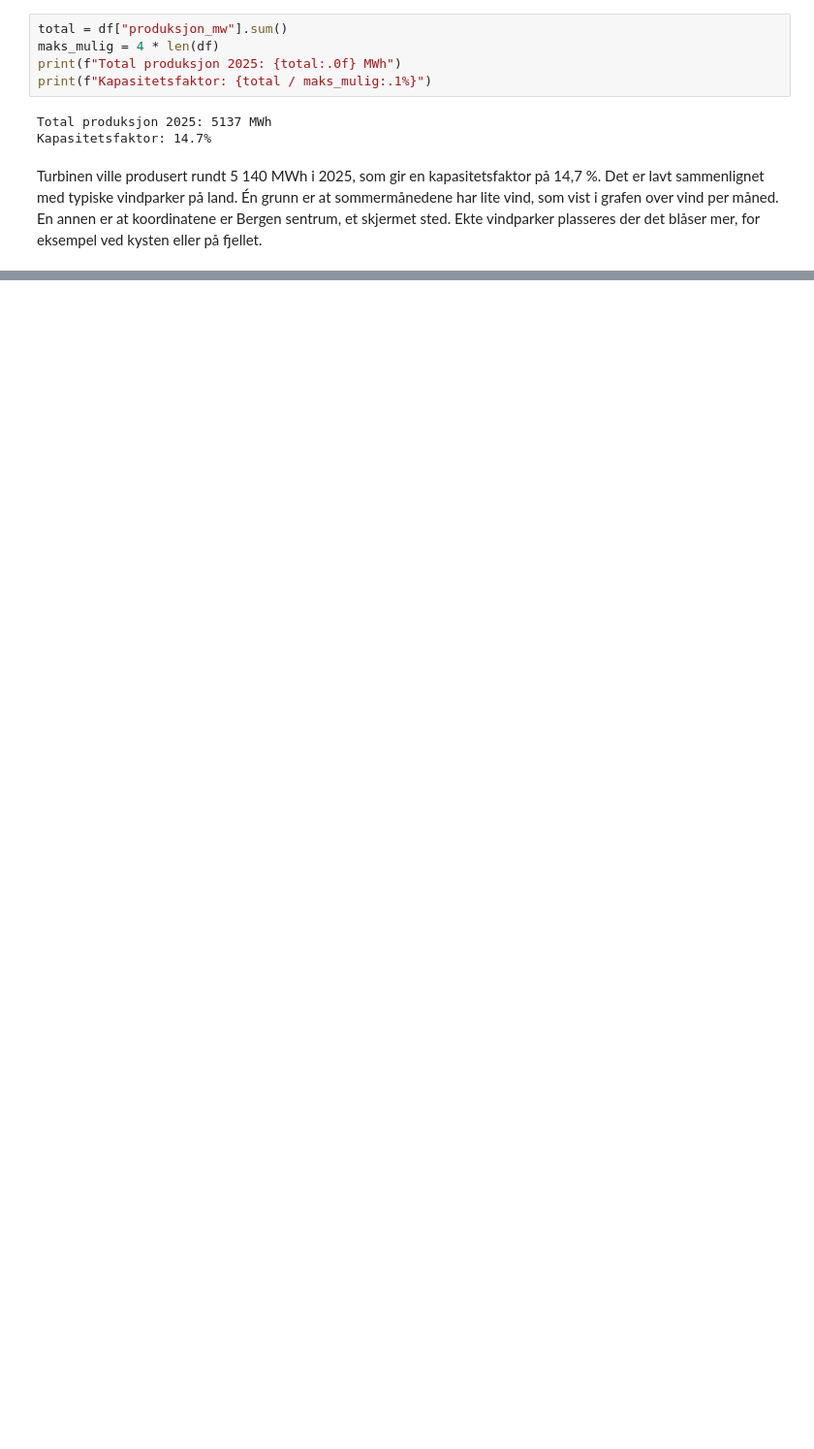
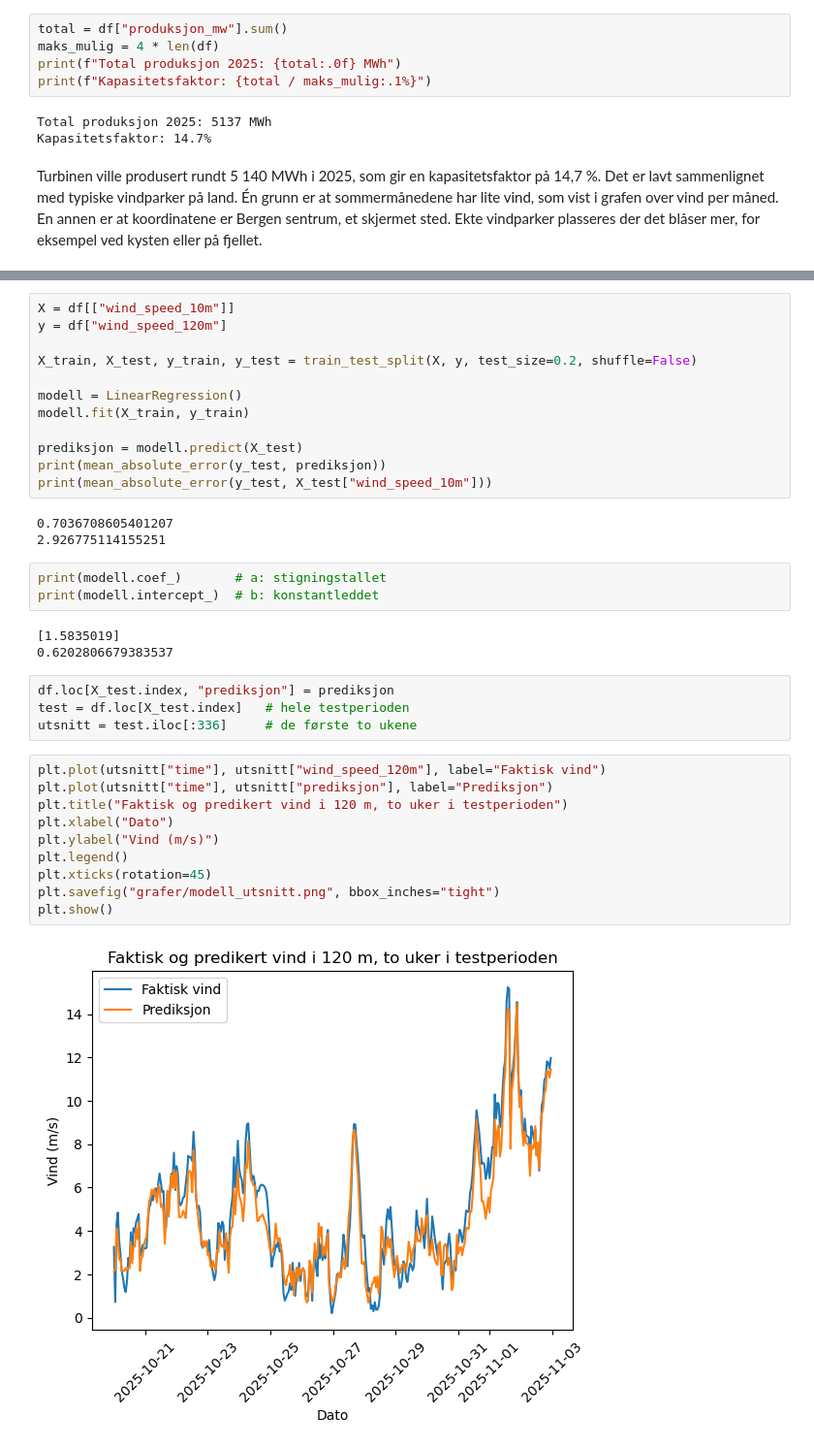
Before and after one commit to Sondreserichsen/vindprognose-bergen, a Jupyter notebook: vindprognose.ipynb, the cells around one changed output, grey strips where cells are left out. Shown at 97% size. Drawn from its saved outputs; the diff is of its cells as text; blank space fills up the shorter version.

Commit message:
Modell: vind i navhøyde fra bakkevind

```diff
--- a/vindprognose.ipynb
+++ b/vindprognose.ipynb
@@ -149,0 +160,37 @@ Turbinen ville produsert rundt 5 140 MWh i 2025, som gir en kapasitetsfaktor på
+# %%
+X = df[["wind_speed_10m"]]
+y = df["wind_speed_120m"]
+
+X_train, X_test, y_train, y_test = train_test_split(X, y, test_size=0.2, shuffle=False)
+
+modell = LinearRegression()
+modell.fit(X_train, y_train)
+
+prediksjon = modell.predict(X_test)
+print(mean_absolute_error(y_test, prediksjon))
+print(mean_absolute_error(y_test, X_test["wind_speed_10m"]))
+# %% [output]
+0.7036708605401207
+2.926775114155251
+# %%
+print(modell.coef_)       # a: stigningstallet
+print(modell.intercept_)  # b: konstantleddet
+# %% [output]
+[1.5835019]
+0.6202806679383537
+# %%
+df.loc[X_test.index, "prediksjon"] = prediksjon
+test = df.loc[X_test.index]   # hele testperioden
+utsnitt = test.iloc[:336]     # de første to ukene
+# %%
+plt.plot(utsnitt["time"], utsnitt["wind_speed_120m"], label="Faktisk vind")
+plt.plot(utsnitt["time"], utsnitt["prediksjon"], label="Prediksjon")
+plt.title("Faktisk og predikert vind i 120 m, to uker i testperioden")
+plt.xlabel("Dato")
+plt.ylabel("Vind (m/s)")
+plt.legend()
+plt.xticks(rotation=45)
+plt.savefig("grafer/modell_utsnitt.png", bbox_inches="tight")
+plt.show()
+# %% [output]
+[figure, added]
```
Also changed, not shown: parts of 5 cells of this notebook, 1 other file.
